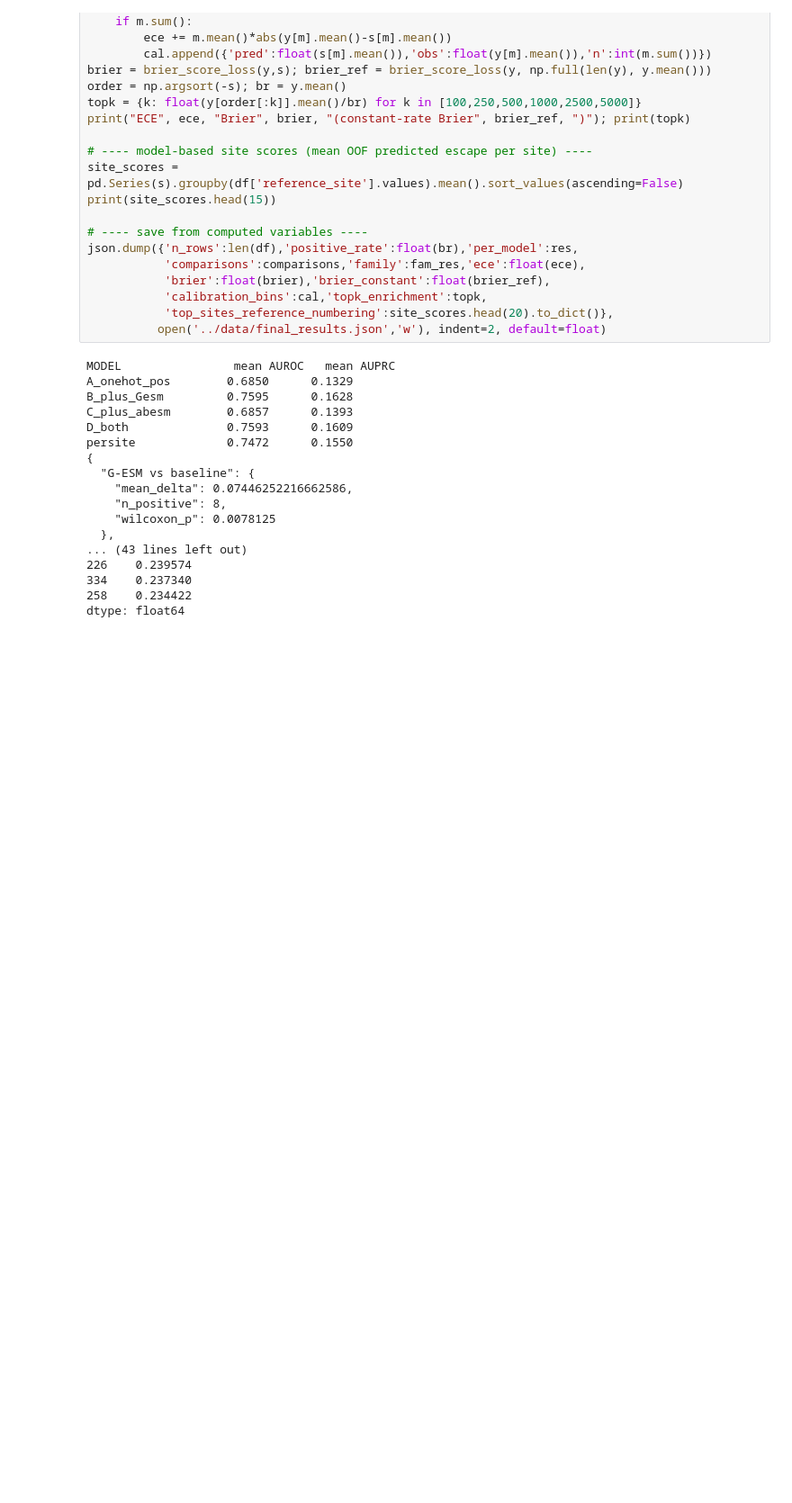
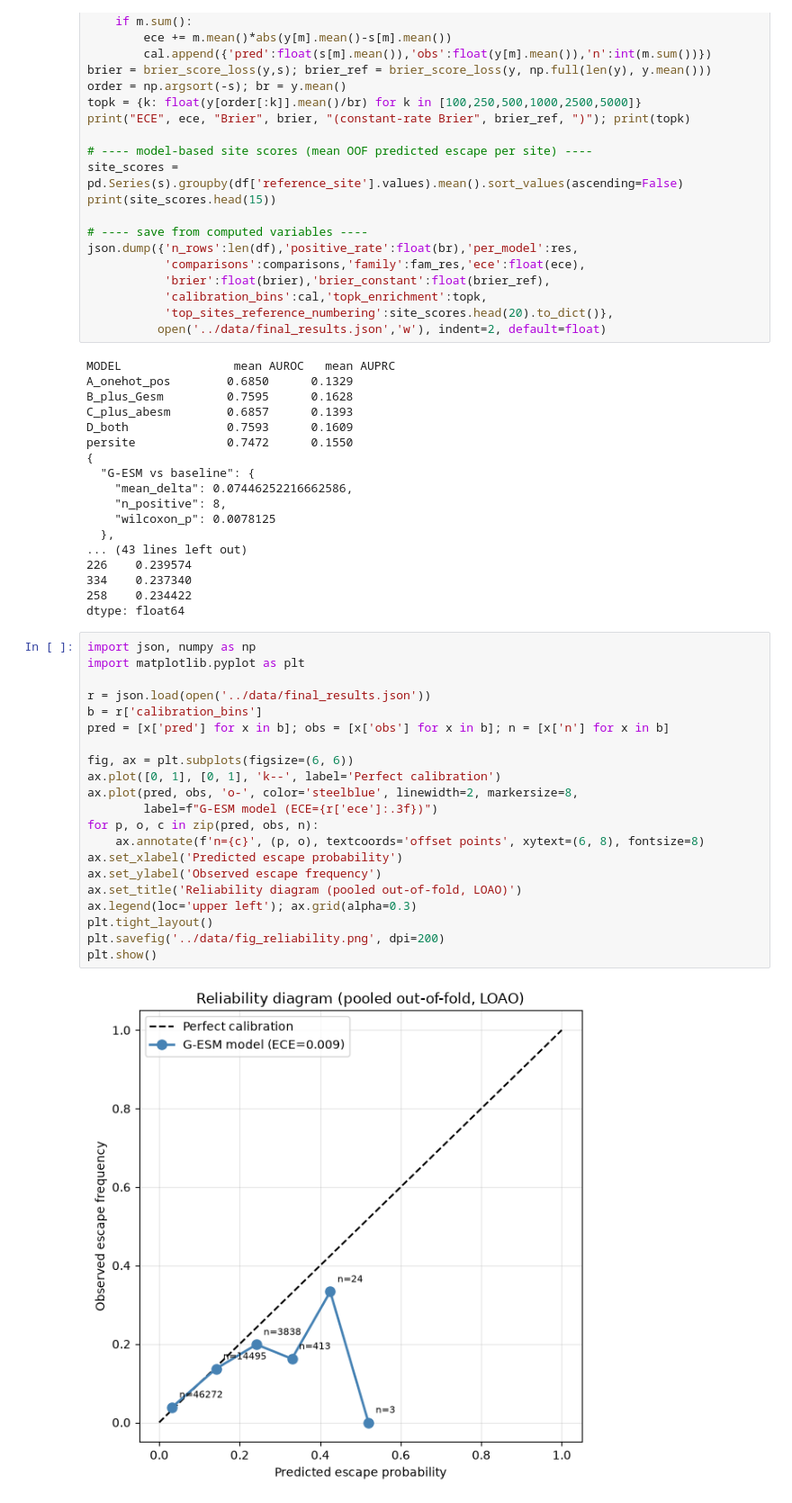
Before and after one commit to sengobasar/rabies_experiment_and_system_implementation, a Jupyter notebook: notebooks/rabies_antibody_ml.ipynb, the cells around one changed output. Shown at 90% size. Drawn from its saved outputs; the diff is of its cells as text; blank space fills up the shorter version.

```diff
--- a/notebooks/rabies_antibody_ml.ipynb
+++ b/notebooks/rabies_antibody_ml.ipynb
@@ -2171,3 +2171,26 @@ persite             0.7472      0.1550
 334    0.237340
 258    0.234422
 dtype: float64
+# %%
+import json, numpy as np
+import matplotlib.pyplot as plt
+
+r = json.load(open('../data/final_results.json'))
+b = r['calibration_bins']
+pred = [x['pred'] for x in b]; obs = [x['obs'] for x in b]; n = [x['n'] for x in b]
+
+fig, ax = plt.subplots(figsize=(6, 6))
+ax.plot([0, 1], [0, 1], 'k--', label='Perfect calibration')
+ax.plot(pred, obs, 'o-', color='steelblue', linewidth=2, markersize=8,
+        label=f"G-ESM model (ECE={r['ece']:.3f})")
+for p, o, c in zip(pred, obs, n):
+    ax.annotate(f'n={c}', (p, o), textcoords='offset points', xytext=(6, 8), fontsize=8)
+ax.set_xlabel('Predicted escape probability')
+ax.set_ylabel('Observed escape frequency')
+ax.set_title('Reliability diagram (pooled out-of-fold, LOAO)')
+ax.legend(loc='upper left'); ax.grid(alpha=0.3)
+plt.tight_layout()
+plt.savefig('../data/fig_reliability.png', dpi=200)
+plt.show()
+# %% [output]
+[figure, added]
```
Also changed, not shown: parts of 3 cells of this notebook, 9 other files.
